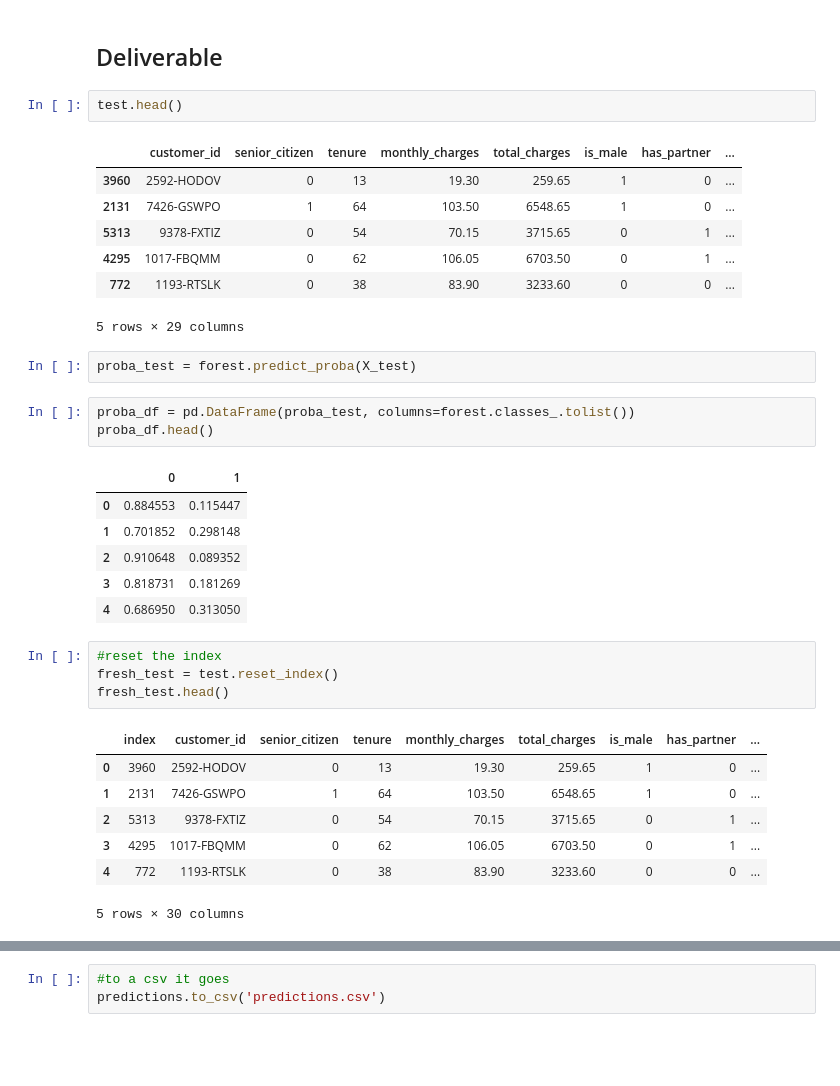
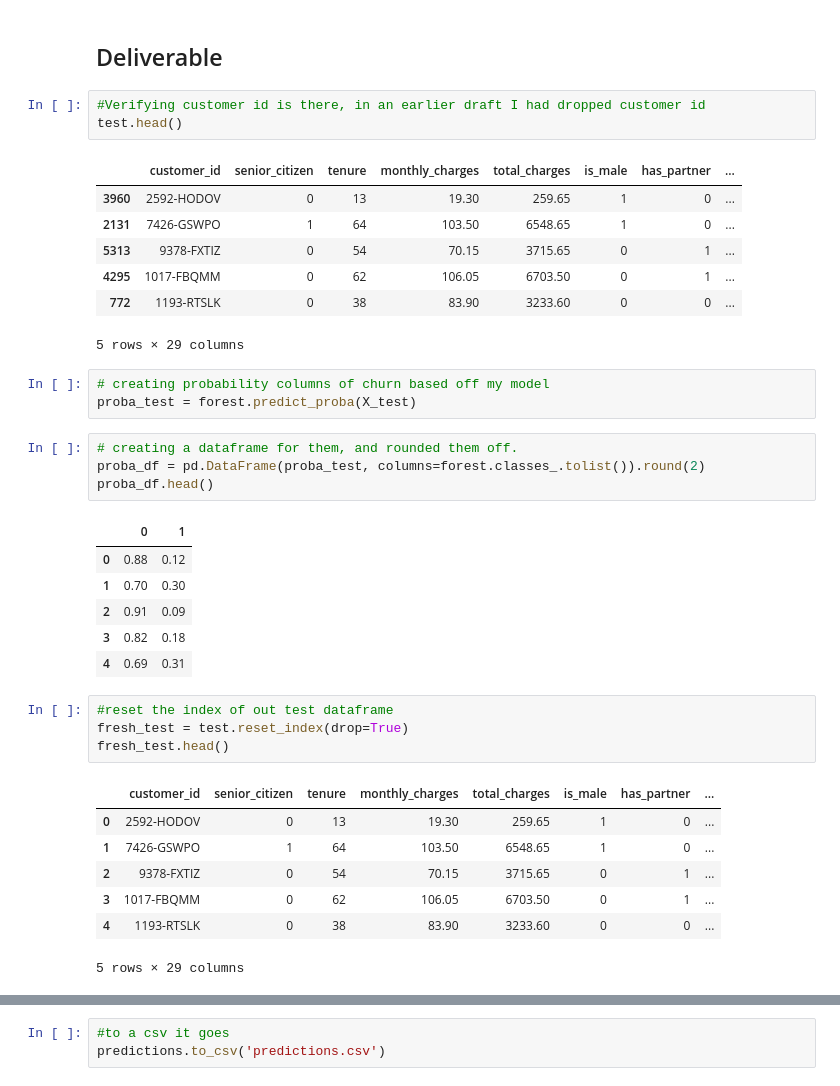
Before and after one commit to brandon-sharpe/Project-Classification, a Jupyter notebook: Final.ipynb, the cells around one changed output, grey strips where cells are left out. Drawn from its saved outputs; the diff is of its cells as text; blank space fills up the shorter version.

```diff
--- a/Untitled1.ipynb
+++ b/Final.ipynb
@@ -491,6 +502,7 @@ test score: 78.85%
 # %% [markdown]
 ## Deliverable
 # %%
+#Verifying customer id is there, in an earlier draft I had dropped customer id
 test.head()
 # %% [output]
 |  | customer_id | senior_citizen | tenure | monthly_charges | total_charges | is_male | has_partner | ... |
@@ -501,27 +513,29 @@ test.head()
 | 772 | 1193-RTSLK | 0 | 38 | 83.90 | 3233.60 | 0 | 0 | ... |
 5 rows × 29 columns
 # %%
+# creating probability columns of churn based off my model
 proba_test = forest.predict_proba(X_test)
 # %%
-proba_df = pd.DataFrame(proba_test, columns=forest.classes_.tolist())
+# creating a dataframe for them, and rounded them off.
+proba_df = pd.DataFrame(proba_test, columns=forest.classes_.tolist()).round(2)
 proba_df.head()
 # %% [output]
 |  | 0 | 1 |
-| 0 | 0.884553 | 0.115447 |
-| 1 | 0.701852 | 0.298148 |
-| 2 | 0.910648 | 0.089352 |
-| 3 | 0.818731 | 0.181269 |
-| 4 | 0.686950 | 0.313050 |
+| 0 | 0.88 | 0.12 |
+| 1 | 0.70 | 0.30 |
+| 2 | 0.91 | 0.09 |
+| 3 | 0.82 | 0.18 |
+| 4 | 0.69 | 0.31 |
 # %%
-#reset the index
-fresh_test = test.reset_index()
+#reset the index of out test dataframe
+fresh_test = test.reset_index(drop=True)
 fresh_test.head()
 # %% [output]
-|  | index | customer_id | senior_citizen | tenure | monthly_charges | total_charges | is_male | has_partner | ... |
-| 0 | 3960 | 2592-HODOV | 0 | 13 | 19.30 | 259.65 | 1 | 0 | ... |
-| 1 | 2131 | 7426-GSWPO | 1 | 64 | 103.50 | 6548.65 | 1 | 0 | ... |
-| 2 | 5313 | 9378-FXTIZ | 0 | 54 | 70.15 | 3715.65 | 0 | 1 | ... |
-| 3 | 4295 | 1017-FBQMM | 0 | 62 | 106.05 | 6703.50 | 0 | 1 | ... |
-| 4 | 772 | 1193-RTSLK | 0 | 38 | 83.90 | 3233.60 | 0 | 0 | ... |
+|  | customer_id | senior_citizen | tenure | monthly_charges | total_charges | is_male | has_partner | ... |
+| 0 | 2592-HODOV | 0 | 13 | 19.30 | 259.65 | 1 | 0 | ... |
+| 1 | 7426-GSWPO | 1 | 64 | 103.50 | 6548.65 | 1 | 0 | ... |
+| 2 | 9378-FXTIZ | 0 | 54 | 70.15 | 3715.65 | 0 | 1 | ... |
+| 3 | 1017-FBQMM | 0 | 62 | 106.05 | 6703.50 | 0 | 1 | ... |
+| 4 | 1193-RTSLK | 0 | 38 | 83.90 | 3233.60 | 0 | 0 | ... |
-5 rows × 30 columns
+5 rows × 29 columns
 # %%
```
Also changed, not shown: parts of 8 cells of this notebook, 2 other files.
